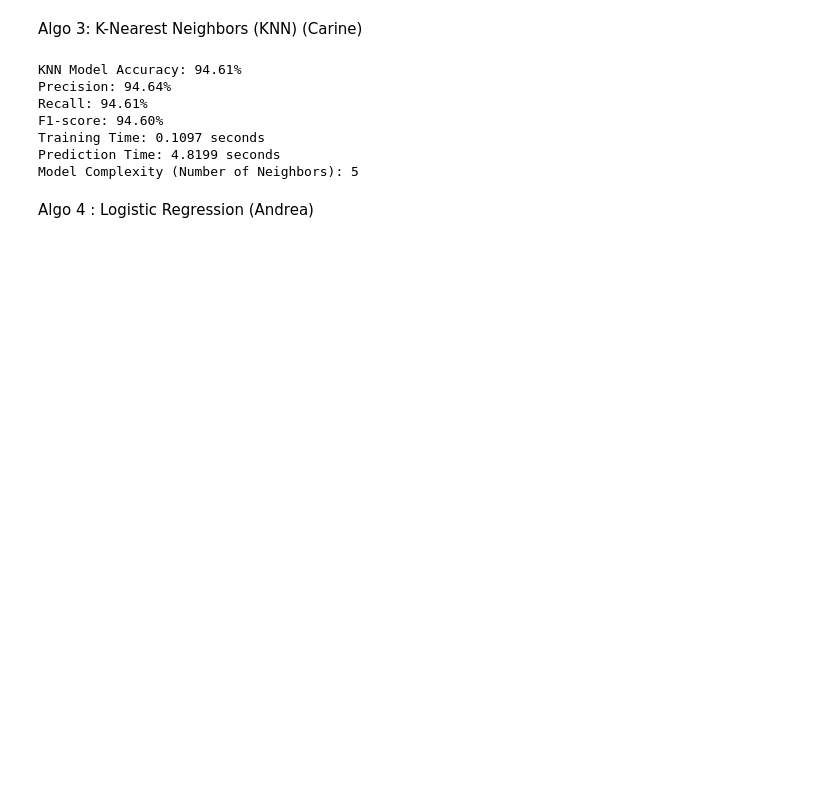
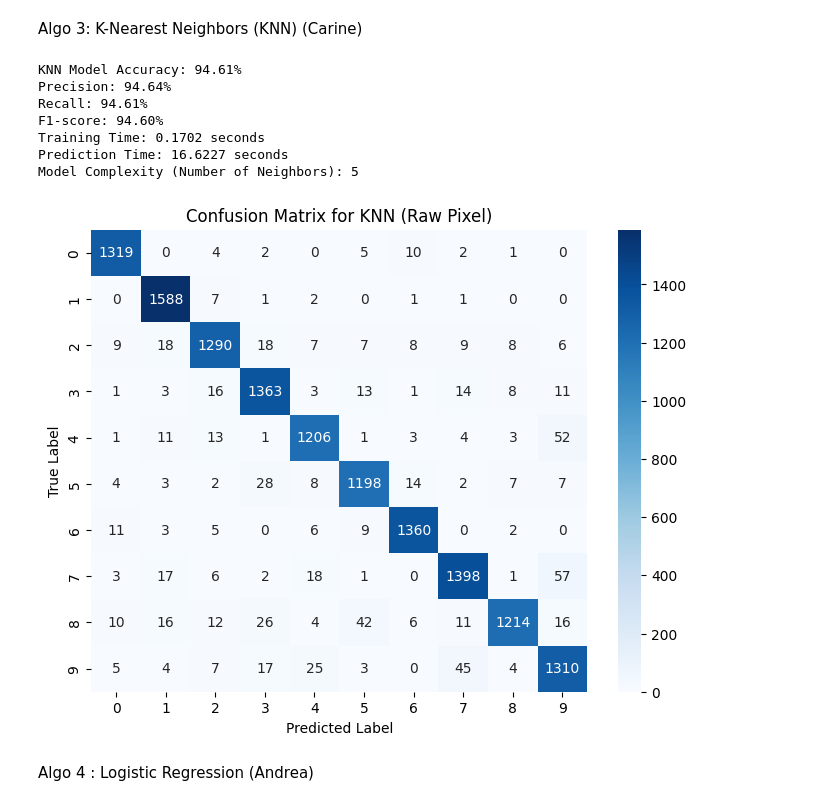
Before and after one commit to Eerraaaa/INF2008ML, a Jupyter notebook: main.ipynb, the cells around one changed output. Saved outputs shown, nothing was run; the diff lists cells and outputs as text; code cells hidden in the pictures; blank space fills up the shorter version.

```diff
--- a/main.ipynb
+++ b/main.ipynb
@@ -565,35 +583,45 @@ knn_model.fit(X_train, y_train)
 training_time = time.time() - start_time
 
 # Measure prediction time
 start_time = time.time()
 y_pred = knn_model.predict(X_test)
 prediction_time = time.time() - start_time
 
 # Evaluate performance
 accuracy = accuracy_score(y_test, y_pred)
 precision = precision_score(y_test, y_pred, average='weighted')
 recall = recall_score(y_test, y_pred, average='weighted')
 f1 = f1_score(y_test, y_pred, average='weighted')
 
 # Model complexity (Number of Neighbors)
 model_complexity = knn_model.n_neighbors
 
 # Print evaluation metrics
 print(f"KNN Model Accuracy: {accuracy * 100:.2f}%")
 print(f"Precision: {precision * 100:.2f}%")
 print(f"Recall: {recall * 100:.2f}%")
 print(f"F1-score: {f1 * 100:.2f}%")
 print(f"Training Time: {training_time:.4f} seconds")
 print(f"Prediction Time: {prediction_time:.4f} seconds")
 print(f"Model Complexity (Number of Neighbors): {model_complexity}")
+
+conf_matrix_knn = confusion_matrix(y_test, y_pred)
+# Plot the confusion matrix
+plt.figure(figsize=(8, 6))
+sns.heatmap(conf_matrix_knn, annot=True, fmt="d", cmap="Blues", xticklabels=range(10), yticklabels=range(10))
+plt.xlabel("Predicted Label")
+plt.ylabel("True Label")
+plt.title("Confusion Matrix for KNN (Raw Pixel)")
+plt.show()
 # %% [output]
 KNN Model Accuracy: 94.61%
 Precision: 94.64%
 Recall: 94.61%
 F1-score: 94.60%
-Training Time: 0.1097 seconds
-Prediction Time: 4.8199 seconds
+Training Time: 0.1702 seconds
+Prediction Time: 16.6227 seconds
 Model Complexity (Number of Neighbors): 5
+[figure, added]
 # %% [markdown]
 Algo 4 : Logistic Regression (Andrea)
 # %%
```
Also changed, not shown: parts of 6 cells of this notebook.
